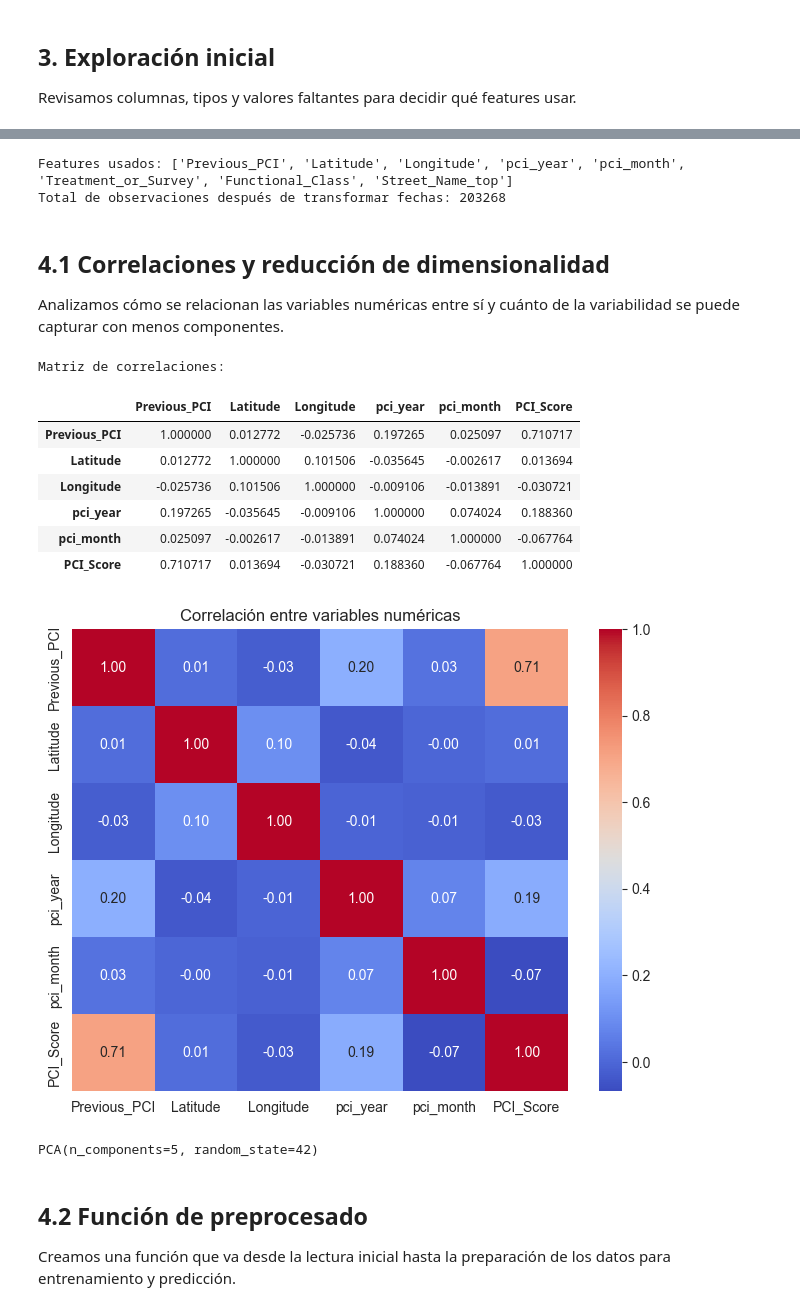
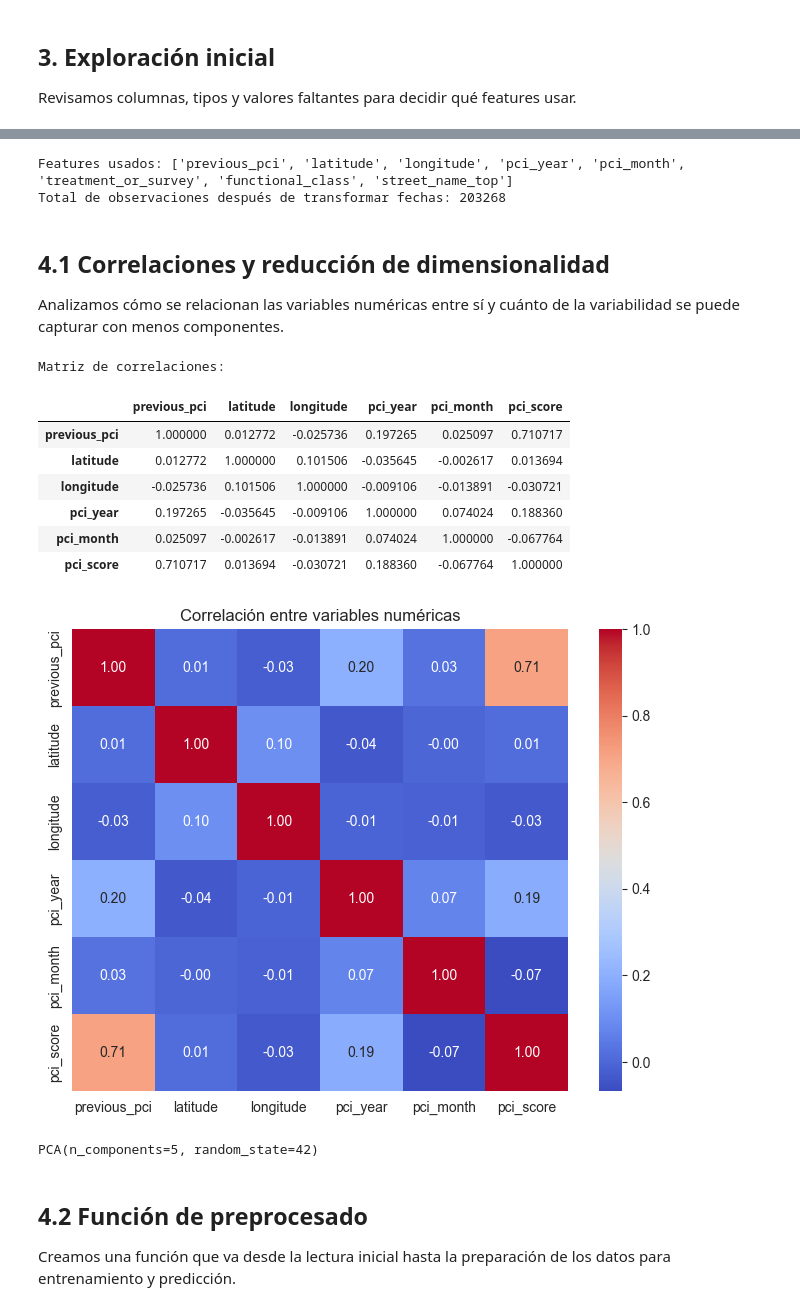
Before and after one commit to franpelirrojo/proyecto-carreteras-sf-fantastic-four, a Jupyter notebook: PCI_Historico/Cuardernos/Prediccion_PCI_Futuro.ipynb, the cells around one changed output, grey strips where cells are left out. Cells and saved outputs as stored; diff of their text form; code cells hidden in the pictures.

```diff
--- a/PCI_Historico/Cuardernos/Prediccion_PCI_Futuro.ipynb
+++ b/PCI_Historico/Cuardernos/Prediccion_PCI_Futuro.ipynb
@@ -167,60 +167,60 @@ Target:
 
 > No usamos `PCI_Change` como feature porque es una medida del cambio observado y, para predecir el estado futuro de la carretera, esa información no estaría disponible en el momento de la predicción.
 # %%
-df['PCI_Change_Date'] = pd.to_datetime(df['PCI_Change_Date'], errors='coerce')
-df['pci_year'] = df['PCI_Change_Date'].dt.year
-df['pci_month'] = df['PCI_Change_Date'].dt.month
+df['pci_change_date'] = pd.to_datetime(df['pci_change_date'], errors='coerce')
+df['pci_year'] = df['pci_change_date'].dt.year
+df['pci_month'] = df['pci_change_date'].dt.month
 
 # Agrupar los nombres de calle menos frecuentes como 'Other' para el embedding
-top_streets = df['Street_Name'].value_counts().nlargest(200).index
-df['Street_Name_top'] = df['Street_Name'].where(df['Street_Name'].isin(top_streets), 'Other')
+top_streets = df['street_name'].value_counts().nlargest(200).index
+df['street_name_top'] = df['street_name'].where(df['street_name'].isin(top_streets), 'Other')
 
 features = [
-    'Previous_PCI', 'Latitude', 'Longitude',
+    'previous_pci', 'latitude', 'longitude',
     'pci_year', 'pci_month',
-    'Treatment_or_Survey', 'Functional_Class', 'Street_Name_top'
+    'treatment_or_survey', 'functional_class', 'street_name_top'
 ]
-target = 'PCI_Score'
+target = 'pci_score'
 
 print('Features usados:', features)
 print('Total de observaciones después de transformar fechas:', df.shape[0])
 # %% [output]
-Features usados: ['Previous_PCI', 'Latitude', 'Longitude', 'pci_year', 'pci_month', 'Treatment_or_Survey', 'Functional_Class', 'Street_Name_top']
+Features usados: ['previous_pci', 'latitude', 'longitude', 'pci_year', 'pci_month', 'treatment_or_survey', 'functional_class', 'street_name_top']
 Total de observaciones después de transformar fechas: 203268
 # %% [markdown]
 ## 4.1 Correlaciones y reducción de dimensionalidad
 Analizamos cómo se relacionan las variables numéricas entre sí y cuánto de la variabilidad se puede capturar con menos componentes.
 # %%
-df['PCI_Change_Date'] = pd.to_datetime(df['PCI_Change_Date'], errors='coerce')
-df['pci_year'] = df['PCI_Change_Date'].dt.year
-df['pci_month'] = df['PCI_Change_Date'].dt.month
+df['pci_change_date'] = pd.to_datetime(df['pci_change_date'], errors='coerce')
+df['pci_year'] = df['pci_change_date'].dt.year
+df['pci_month'] = df['pci_change_date'].dt.month
 
-corr_features = ['Previous_PCI', 'Latitude', 'Longitude', 'pci_year', 'pci_month', 'PCI_Score']
+corr_features = ['previous_pci', 'latitude', 'longitude', 'pci_year', 'pci_month', 'pci_score']
 corr_df = df[corr_features].corr()
 print('Matriz de correlaciones:')
 display(corr_df)
 
 plt.figure(figsize=(8, 6))
 sns.heatmap(corr_df, annot=True, fmt='.2f', cmap='coolwarm')
 plt.title('Correlación entre variables numéricas')
 plt.show()
 
 from sklearn.decomposition import PCA
 
-numeric_features_pca = ['Previous_PCI', 'Latitude', 'Longitude', 'pci_year', 'pci_month']
+numeric_features_pca = ['previous_pci', 'latitude', 'longitude', 'pci_year', 'pci_month']
 scaled_num = StandardScaler().fit_transform(df[numeric_features_pca].dropna())
 pca = PCA(n_components=min(len(numeric_features_pca), 5), random_state=42)
 pca.fit(scaled_num)
 # %% [output]
 Matriz de correlaciones:
-|  | Previous_PCI | Latitude | Longitude | pci_year | pci_month | PCI_Score |
-| Previous_PCI | 1.000000 | 0.012772 | -0.025736 | 0.197265 | 0.025097 | 0.710717 |
-| Latitude | 0.012772 | 1.000000 | 0.101506 | -0.035645 | -0.002617 | 0.013694 |
-| Longitude | -0.025736 | 0.101506 | 1.000000 | -0.009106 | -0.013891 | -0.030721 |
+|  | previous_pci | latitude | longitude | pci_year | pci_month | pci_score |
+| previous_pci | 1.000000 | 0.012772 | -0.025736 | 0.197265 | 0.025097 | 0.710717 |
+| latitude | 0.012772 | 1.000000 | 0.101506 | -0.035645 | -0.002617 | 0.013694 |
+| longitude | -0.025736 | 0.101506 | 1.000000 | -0.009106 | -0.013891 | -0.030721 |
 | pci_year | 0.197265 | -0.035645 | -0.009106 | 1.000000 | 0.074024 | 0.188360 |
 | pci_month | 0.025097 | -0.002617 | -0.013891 | 0.074024 | 1.000000 | -0.067764 |
-| PCI_Score | 0.710717 | 0.013694 | -0.030721 | 0.188360 | -0.067764 | 1.000000 |
+| pci_score | 0.710717 | 0.013694 | -0.030721 | 0.188360 | -0.067764 | 1.000000 |
-[figure, old version]
+[figure, new version]
 PCA(n_components=5, random_state=42)
 # %% [markdown]
 ## 4.2 Función de preprocesado
```
Also changed, not shown: parts of 12 cells of this notebook, 2 other files.
